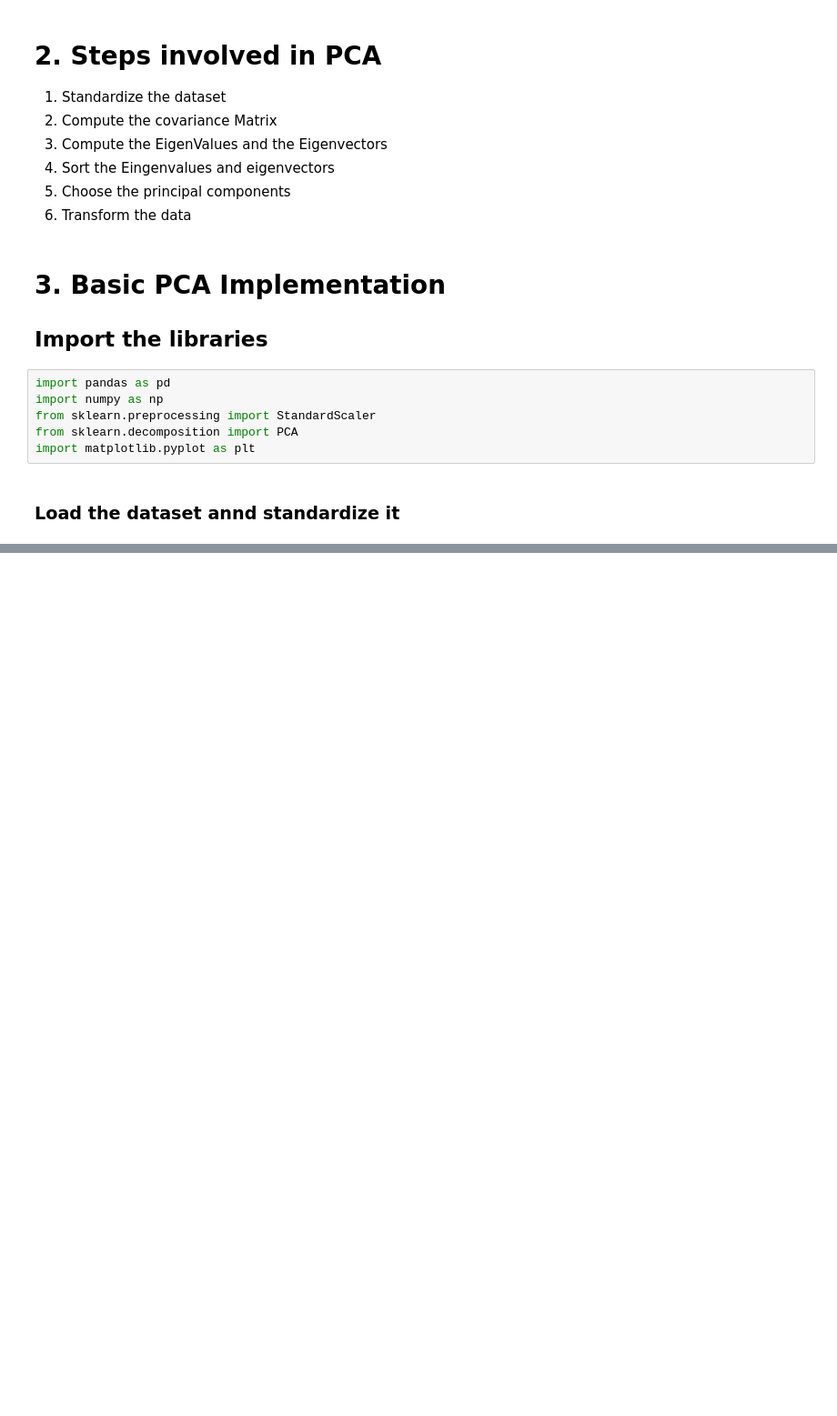
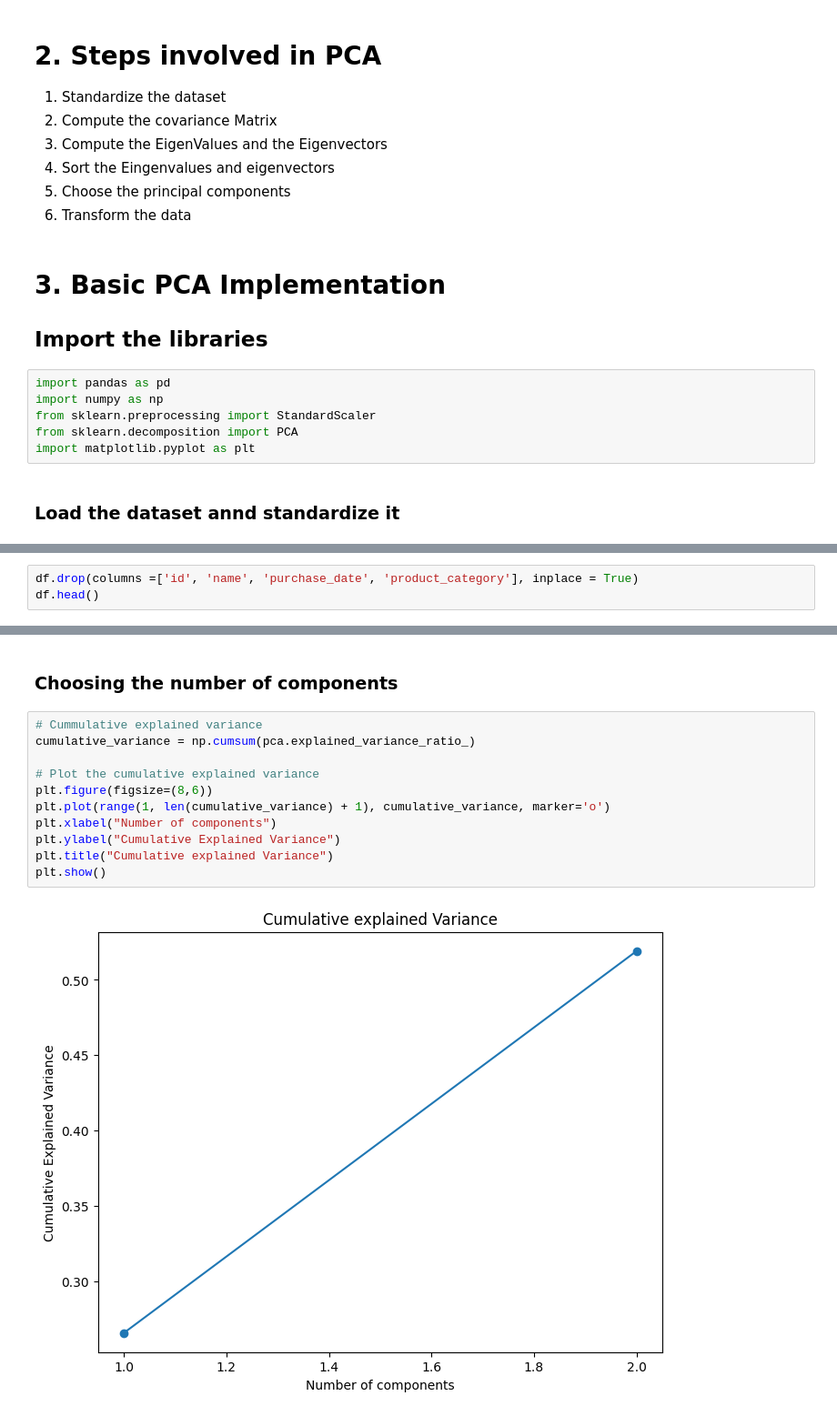
Before and after one commit to Ekawaka/MACHINE-LEARNING-II, a Jupyter notebook: PCA.ipynb, the cells around one changed output, grey strips where cells are left out. Shown: that part at 91% size. Cells and saved outputs as stored; diff of their text form; blank space fills up the shorter version.

```diff
--- a/PCA.ipynb
+++ b/PCA.ipynb
@@ -25,0 +36,3 @@ import matplotlib.pyplot as plt
+# %%
+df.drop(columns =['id', 'name', 'purchase_date', 'product_category'], inplace = True)
+df.head()
@@ -25,0 +112,15 @@ import matplotlib.pyplot as plt
+# %% [markdown]
+### Choosing the number of components
+# %%
+# Cummulative explained variance
+cumulative_variance = np.cumsum(pca.explained_variance_ratio_)
+
+# Plot the cumulative explained variance
+plt.figure(figsize=(8,6))
+plt.plot(range(1, len(cumulative_variance) + 1), cumulative_variance, marker='o')
+plt.xlabel("Number of components")
+plt.ylabel("Cumulative Explained Variance")
+plt.title("Cumulative explained Variance")
+plt.show()
+# %% [output]
+[figure, added]
```
Also changed, not shown: parts of 23 cells of this notebook.
